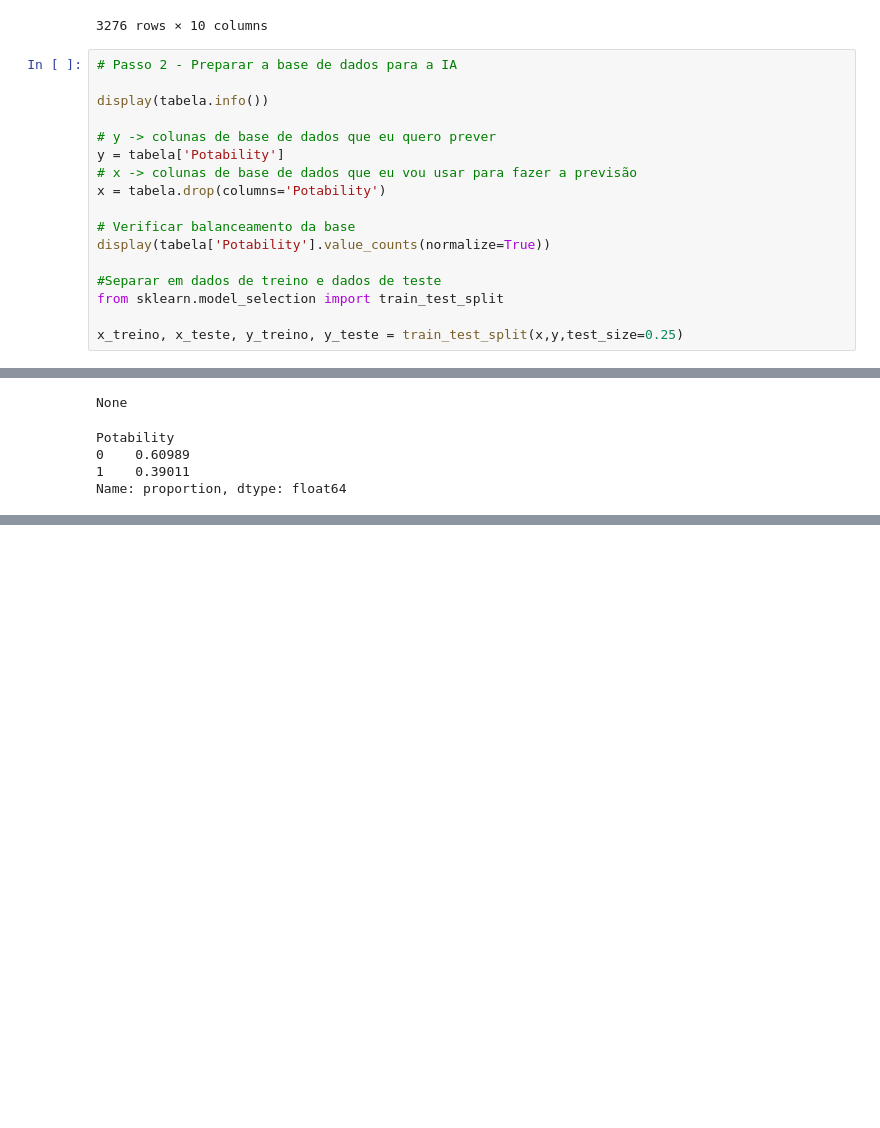
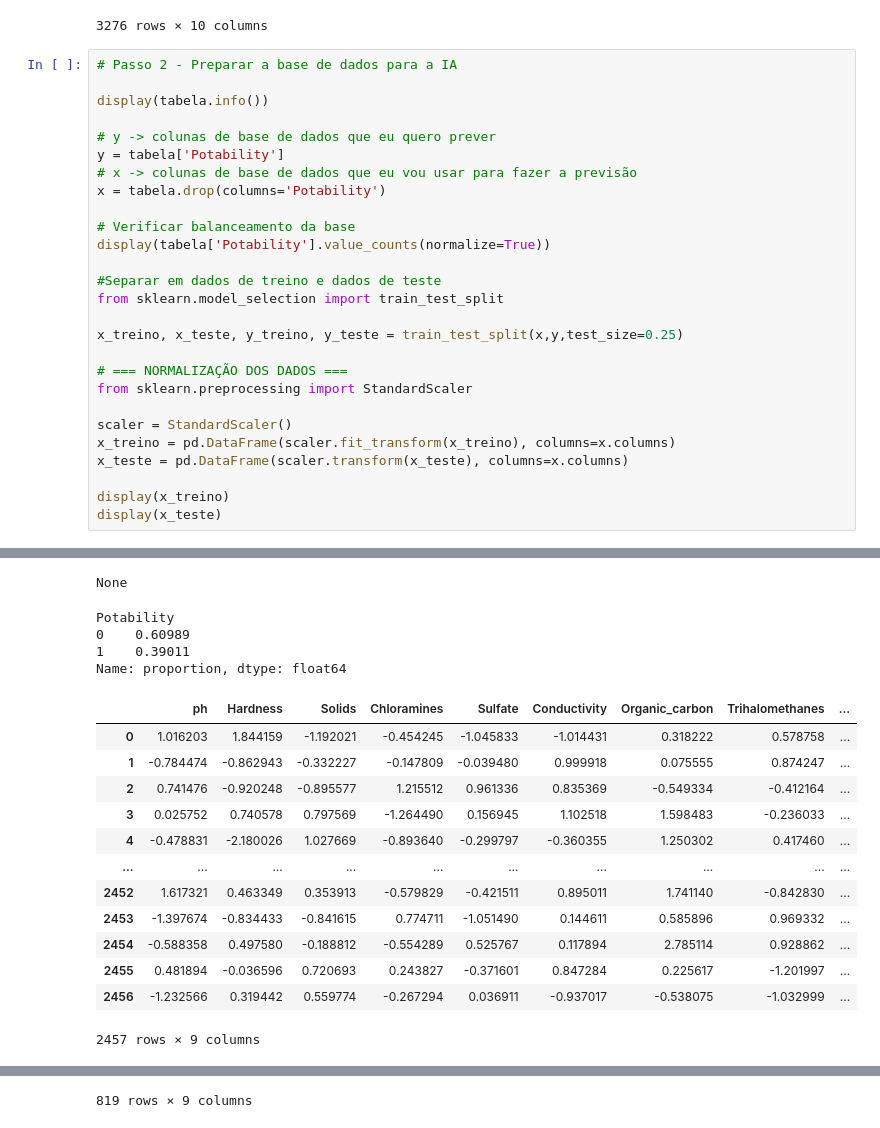
Before and after one commit to Robert-FM/analise_de_potabilidade_na_agua, a Jupyter notebook: main.ipynb, the cells around one changed output, grey strips where cells are left out. Cells and saved outputs as stored; diff of their text form; blank space fills up the shorter version.

```diff
--- a/main.ipynb
+++ b/main.ipynb
@@ -50,30 +50,53 @@ x = tabela.drop(columns='Potability')
 # Verificar balanceamento da base
 display(tabela['Potability'].value_counts(normalize=True))
 
 #Separar em dados de treino e dados de teste
 from sklearn.model_selection import train_test_split
 
 x_treino, x_teste, y_treino, y_teste = train_test_split(x,y,test_size=0.25)
+
+# === NORMALIZAÇÃO DOS DADOS ===
+from sklearn.preprocessing import StandardScaler
+
+scaler = StandardScaler()
+x_treino = pd.DataFrame(scaler.fit_transform(x_treino), columns=x.columns)
+x_teste = pd.DataFrame(scaler.transform(x_teste), columns=x.columns)
+
+display(x_treino)
+display(x_teste)
 # %% [output]
 <class 'pandas.core.frame.DataFrame'>
 RangeIndex: 3276 entries, 0 to 3275
 Data columns (total 10 columns):
  #   Column           Non-Null Count  Dtype
 ---  ------           --------------  -----
  0   ph               3276 non-null   float64
  1   Hardness         3276 non-null   float64
  2   Solids           3276 non-null   float64
  3   Chloramines      3276 non-null   float64
  4   Sulfate          3276 non-null   float64
  5   Conductivity     3276 non-null   float64
  6   Organic_carbon   3276 non-null   float64
  7   Trihalomethanes  3276 non-null   float64
  8   Turbidity        3276 non-null   float64
  9   Potability       3276 non-null   int64
 dtypes: float64(9), int64(1)
 memory usage: 256.1 KB
 None
 Potability
 0    0.60989
 1    0.39011
 Name: proportion, dtype: float64
+|  | ph | Hardness | Solids | Chloramines | Sulfate | Conductivity | Organic_carbon | Trihalomethanes | ... |
+| 0 | 1.016203 | 1.844159 | -1.192021 | -0.454245 | -1.045833 | -1.014431 | 0.318222 | 0.578758 | ... |
+| 1 | -0.784474 | -0.862943 | -0.332227 | -0.147809 | -0.039480 | 0.999918 | 0.075555 | 0.874247 | ... |
+| 2 | 0.741476 | -0.920248 | -0.895577 | 1.215512 | 0.961336 | 0.835369 | -0.549334 | -0.412164 | ... |
+| 3 | 0.025752 | 0.740578 | 0.797569 | -1.264490 | 0.156945 | 1.102518 | 1.598483 | -0.236033 | ... |
+| 4 | -0.478831 | -2.180026 | 1.027669 | -0.893640 | -0.299797 | -0.360355 | 1.250302 | 0.417460 | ... |
+| ... | ... | ... | ... | ... | ... | ... | ... | ... | ... |
+| 2452 | 1.617321 | 0.463349 | 0.353913 | -0.579829 | -0.421511 | 0.895011 | 1.741140 | -0.842830 | ... |
+| 2453 | -1.397674 | -0.834433 | -0.841615 | 0.774711 | -1.051490 | 0.144611 | 0.585896 | 0.969332 | ... |
+| 2454 | -0.588358 | 0.497580 | -0.188812 | -0.554289 | 0.525767 | 0.117894 | 2.785114 | 0.928862 | ... |
+| 2455 | 0.481894 | -0.036596 | 0.720693 | 0.243827 | -0.371601 | 0.847284 | 0.225617 | -1.201997 | ... |
+| 2456 | -1.232566 | 0.319442 | 0.559774 | -0.267294 | 0.036911 | -0.937017 | -0.538075 | -1.032999 | ... |
+2457 rows × 9 columns
@@ -80,3 +115,4 @@ Name: proportion, dtype: float64
+819 rows × 9 columns
 # %%
 #Passo 3 - Aplicação da IA
 
```
Also changed, not shown: parts of 4 cells of this notebook.
